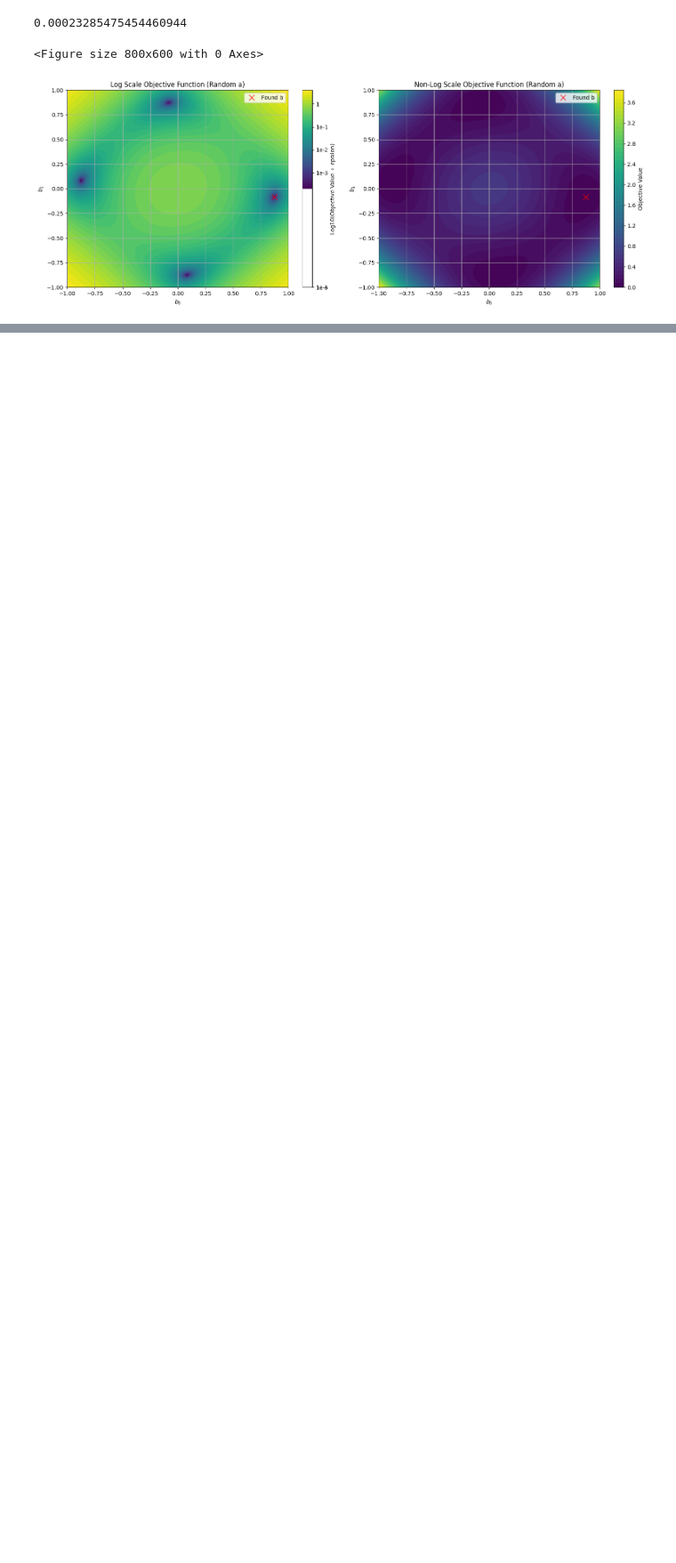
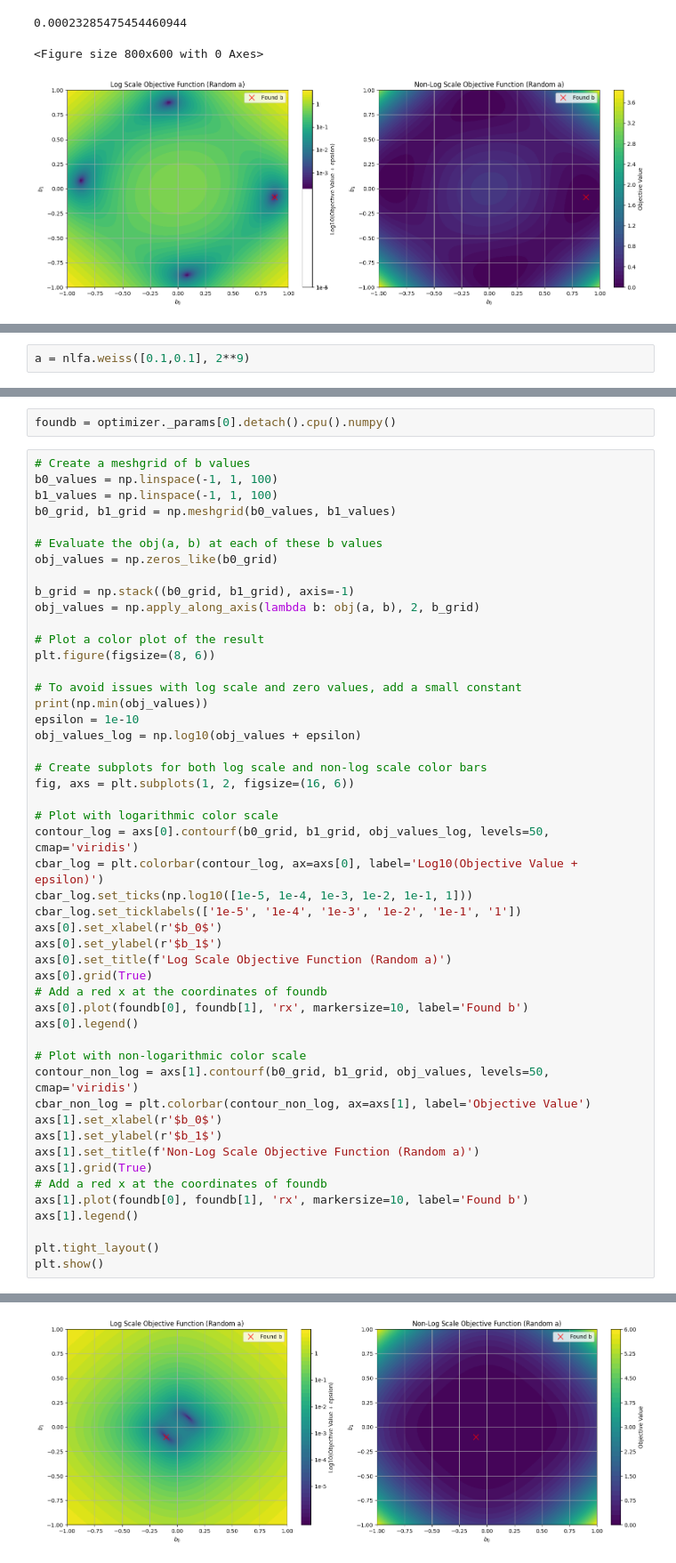
Before and after one commit to qsppack/pyqsppack, a Jupyter notebook: optimization_landscape.ipynb, the cells around one changed output, grey strips where cells are left out. Shown at 89% size. Cells and saved outputs as stored; diff of their text form; blank space fills up the shorter version.

```diff
--- a/optimization_landscape.ipynb
+++ b/optimization_landscape.ipynb
@@ -228,0 +231,2 @@ plt.show()
+# %%
+a = nlfa.weiss([0.1,0.1], 2**9)
@@ -228,0 +319,52 @@ plt.show()
+# %%
+foundb = optimizer._params[0].detach().cpu().numpy()
+# %%
+# Create a meshgrid of b values
+b0_values = np.linspace(-1, 1, 100)
+b1_values = np.linspace(-1, 1, 100)
+b0_grid, b1_grid = np.meshgrid(b0_values, b1_values)
+
+# Evaluate the obj(a, b) at each of these b values
+obj_values = np.zeros_like(b0_grid)
+
+b_grid = np.stack((b0_grid, b1_grid), axis=-1)
+obj_values = np.apply_along_axis(lambda b: obj(a, b), 2, b_grid)
+
+# Plot a color plot of the result
+plt.figure(figsize=(8, 6))
+
+# To avoid issues with log scale and zero values, add a small constant
+print(np.min(obj_values))
+epsilon = 1e-10
+obj_values_log = np.log10(obj_values + epsilon)
+
+# Create subplots for both log scale and non-log scale color bars
+fig, axs = plt.subplots(1, 2, figsize=(16, 6))
+
+# Plot with logarithmic color scale
+contour_log = axs[0].contourf(b0_grid, b1_grid, obj_values_log, levels=50, cmap='viridis')
+cbar_log = plt.colorbar(contour_log, ax=axs[0], label='Log10(Objective Value + epsilon)')
+cbar_log.set_ticks(np.log10([1e-5, 1e-4, 1e-3, 1e-2, 1e-1, 1]))
+cbar_log.set_ticklabels(['1e-5', '1e-4', '1e-3', '1e-2', '1e-1', '1'])
+axs[0].set_xlabel(r'$b_0$')
+axs[0].set_ylabel(r'$b_1$')
+axs[0].set_title(f'Log Scale Objective Function (Random a)')
+axs[0].grid(True)
+# Add a red x at the coordinates of foundb
+axs[0].plot(foundb[0], foundb[1], 'rx', markersize=10, label='Found b')
+axs[0].legend()
+
+# Plot with non-logarithmic color scale
+contour_non_log = axs[1].contourf(b0_grid, b1_grid, obj_values, levels=50, cmap='viridis')
+cbar_non_log = plt.colorbar(contour_non_log, ax=axs[1], label='Objective Value')
+axs[1].set_xlabel(r'$b_0$')
+axs[1].set_ylabel(r'$b_1$')
+axs[1].set_title(f'Non-Log Scale Objective Function (Random a)')
+axs[1].grid(True)
+# Add a red x at the coordinates of foundb
+axs[1].plot(foundb[0], foundb[1], 'rx', markersize=10, label='Found b')
+axs[1].legend()
+
+plt.tight_layout()
+plt.show()
+# %% [output]
@@ -228,0 +373 @@ plt.show()
+[figure, added]
```
Also changed, not shown: parts of 3 cells of this notebook, 3 other files.
